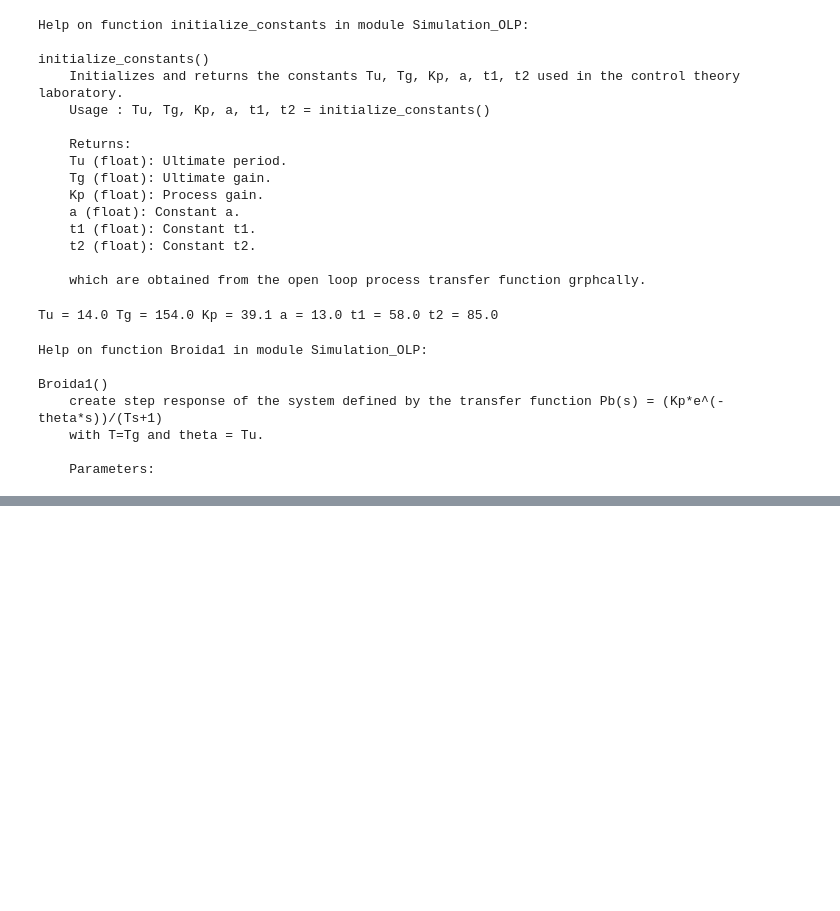
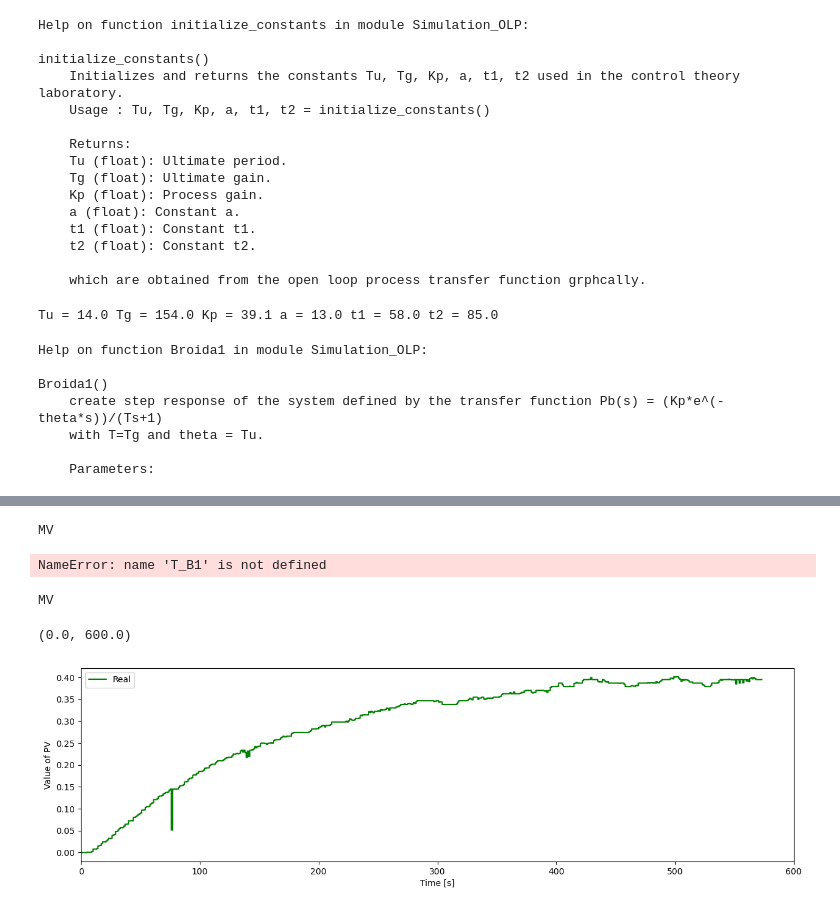
Before and after one commit to comus3/controlTheoryLabFiles, a Jupyter notebook: Control_theory_software_V3/Simulation_OLP.ipynb, the cells around one changed output, grey strips where cells are left out. Cells and saved outputs as stored; diff of their text form; code cells hidden in the pictures; blank space fills up the shorter version.

```diff
--- a/Control_theory_software_V3/Simulation_OLP.ipynb
+++ b/Control_theory_software_V3/Simulation_OLP.ipynb
@@ -91,0 +104,70 @@ plot_data(FOPDT,MVm,PVm,tm,TSim)
+# %%
+nameFile = 'Data/Cleaned_data_Open_loop_experiment_on_MV_2024-03-18-09h21.txt'
+
+titleName = nameFile.split('.')[0]
+data = pd.read_csv(nameFile)
+
+if 'MV' in nameFile:
+    ExpVariable = 'MV'
+    tm = data['tm'].values
+    MVm = data['MVm'].values
+    PVm = data['PVm'].values
+else:
+    ExpVariable = 'DV'
+    tm = data['tm'].values
+    DVm = data['DVm'].values
+    PVm = data['PVm'].values
+
+print(ExpVariable)
+# %% [output]
+MV
+# %%
+FOPDT_P_B1 = FOPDT(MVm, Kp, T_B1, theta_B1, Ts)
+FOPDT_P_B2 = FOPDT(MVm, Kp, T_B2, theta_B2, Ts)
+FOPDT_P_T = FOPDT(MVm, Kp, T_T, theta_T, Ts)
+
+plt.figure(figsize = (15,9))
+
+plt.subplot(2,1,2)
+plt.step(tm,PVm,'green',label='Real',where='post')
+plt.step(tm,FOPDT_P_B1,'purple',label='FOPDT Broida 1',where='post')
+plt.step(tm,FOPDT_P_B2,'red',label='FOPDT Broida 2',where='post')
+plt.step(tm,FOPDT_P_T,'blue',label='FOPDT Strejc',where='post')
+plt.ylabel('Value of PV')
+plt.xlabel('Time [s]')
+plt.legend(loc='best')
+plt.xlim([0, TSim])
+# %% [output]
+NameError: name 'T_B1' is not defined
+# %%
+nameFile = '/home/comus3/Documents/Git/controlTheoryLabFiles/Control_theory_software_V3/Data/Cleaned_data_Open_loop_experiment_on_MV_2024-03-18-09h21.txt'
+
+titleName = nameFile.split('.')[0]
+data = pd.read_csv(nameFile)
+
+if 'MV' in nameFile:
+    ExpVariable = 'MV'
+    tm = data['tm'].values
+    MVm = data['MVm'].values
+    PVm = data['PVm'].values
+else:
+    ExpVariable = 'DV'
+    tm = data['tm'].values
+    DVm = data['DVm'].values
+    PVm = data['PVm'].values
+
+print(ExpVariable)
+# %% [output]
+MV
+# %%
+plt.figure(figsize = (15,9))
+
+plt.subplot(2,1,2)
+plt.step(tm,PVm,'green',label='Real',where='post')
+plt.ylabel('Value of PV')
+plt.xlabel('Time [s]')
+plt.legend(loc='best')
+plt.xlim([0, 600])
+# %% [output]
+(0.0, 600.0)
+[figure, added]
```
Also changed, not shown: parts of 9 cells of this notebook, 1 other file.
